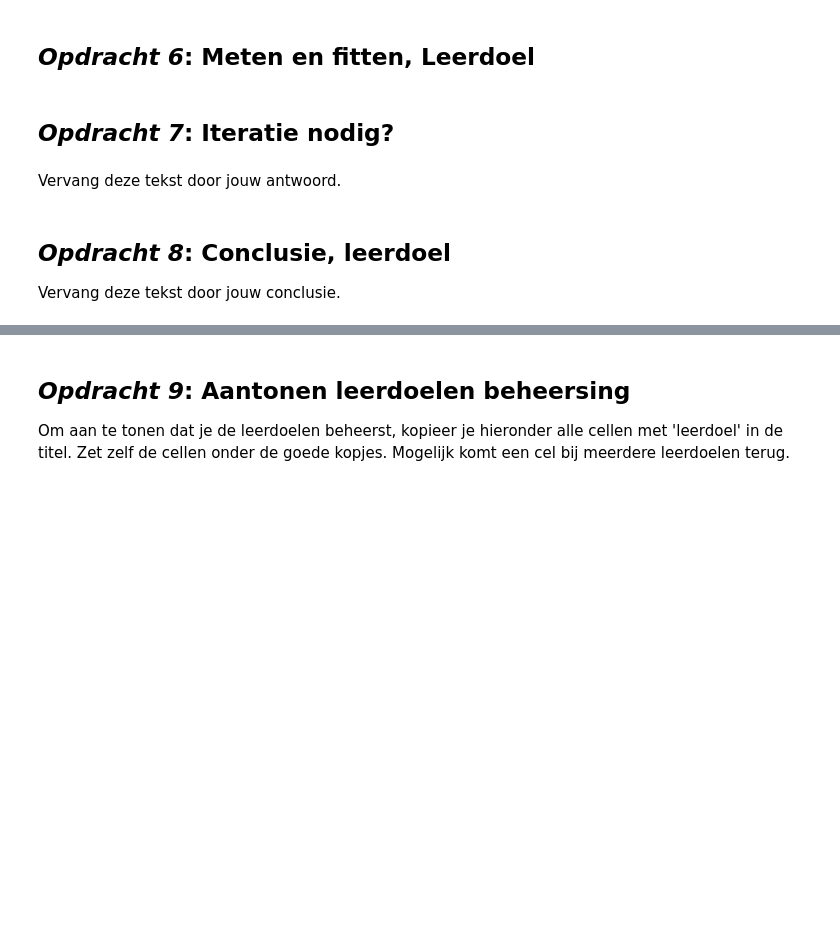
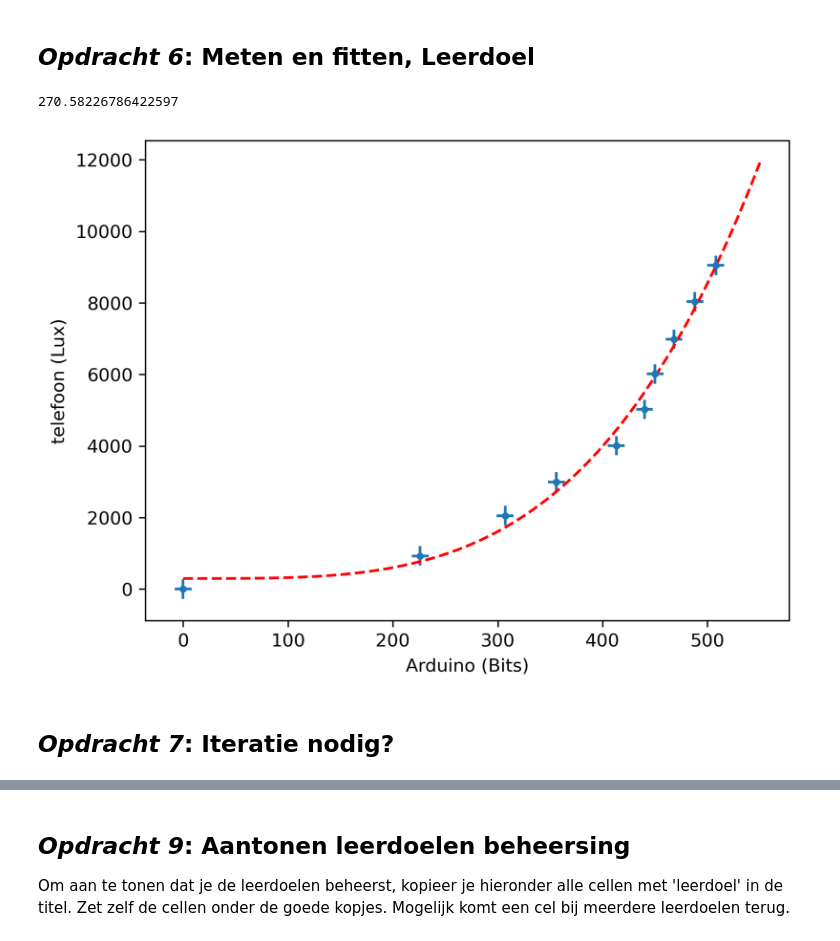
Before and after one commit to MethodG/DEF-D-Repo, a Jupyter notebook: FysiekeOntwerpopdrachten/1KalibreerEenSensorDigitaalAnaloog/DEFOntwerpopdracht1KalibreerEenSensorInvulTemplate.ipynb, the cells around one changed output, grey strips where cells are left out. Drawn from its saved outputs; the diff is of its cells as text; code cells hidden in the pictures; blank space fills up the shorter version.

Commit message:
opdracht 1 af

```diff
--- a/FysiekeOntwerpopdrachten/1KalibreerEenSensorDigitaalAnaloog/DEFOntwerpopdracht1KalibreerEenSensorInvulTemplate.ipynb
+++ b/FysiekeOntwerpopdrachten/1KalibreerEenSensorDigitaalAnaloog/DEFOntwerpopdracht1KalibreerEenSensorInvulTemplate.ipynb
@@ -77,8 +72,36 @@ Licht kort toe wat er in de foto te zien is.
+# %%
+# Zet hier jouw data in een voor jou handig formaat
+import numpy as np
+import matplotlib.pyplot as plt
+from scipy.optimize import curve_fit
+
+tel = np.array([0, 930, 2055, 2995, 4010, 5025, 6015, 6985, 8035, 9050])
+u_tel = 46
+LDR = np.array([0, 226, 307, 356, 413, 440, 450, 468, 488, 508])
+u_LDR = 8
+# %%
+# Plot hier de meting en fit een lijn door de metingen.
+
+def fitfunctie(x, a, b,c):
+    return a * x**b +c
+
+x_test = np.linspace(0, 550, 1000)
+
+popt, pcov = curve_fit(fitfunctie, LDR, tel)
+u_y = np.sqrt(pcov[2,2])
+print(u_y)
+
+# Maak gebruik van wat je geleerd hebt bij het practicum.
+%matplotlib inline
+plt.figure(dpi=300)
+plt.errorbar(LDR, tel, yerr=u_y, xerr=u_LDR, fmt='.')
+plt.plot(x_test, fitfunctie(x_test, *popt), 'r--')
+plt.xlabel('Arduino (Bits)')
+plt.ylabel('telefoon (Lux)')
+# plt.yscale('log')
+plt.show()
+# %% [output]
+270.58226786422597
+[figure, added]
 # %% [markdown]
 ## *Opdracht 7*: Iteratie nodig?
-# %% [markdown]
-Vervang deze tekst door jouw antwoord.
-# %% [markdown]
-## *Opdracht 8*: Conclusie, leerdoel
-
-Vervang deze tekst door jouw conclusie.
```
Also changed, not shown: parts of 11 cells of this notebook, 2 other files.
